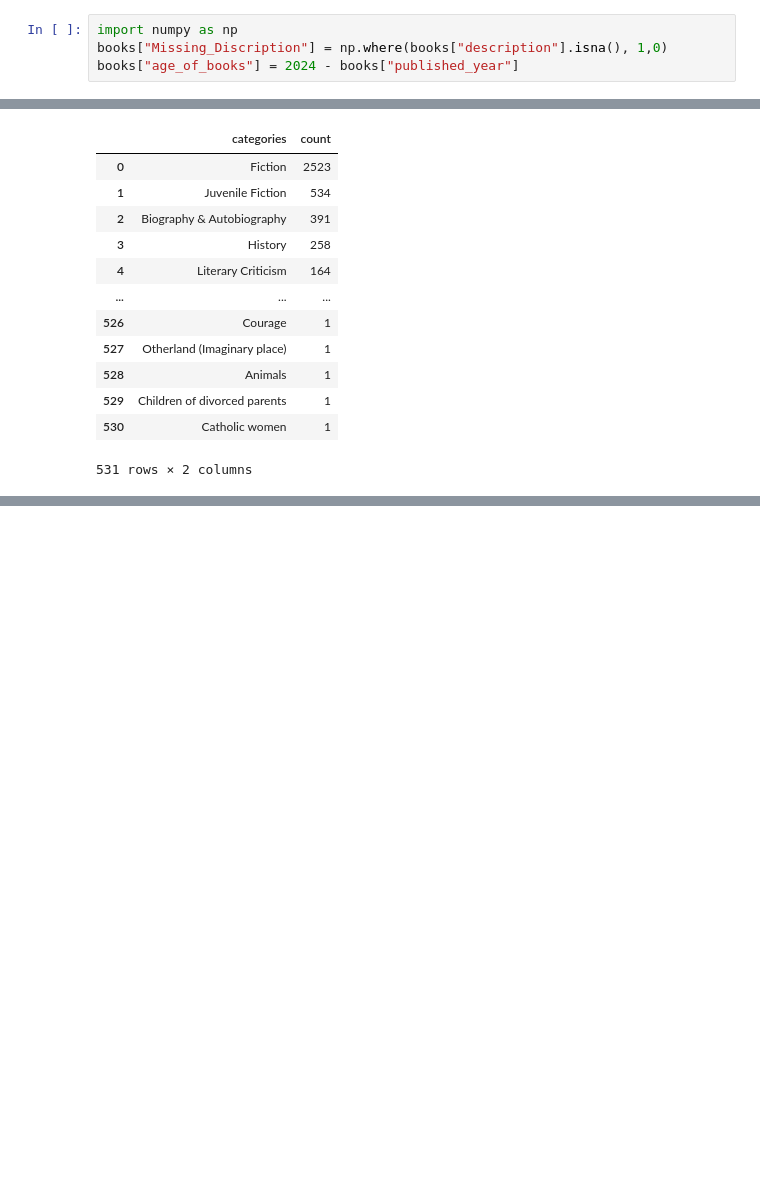
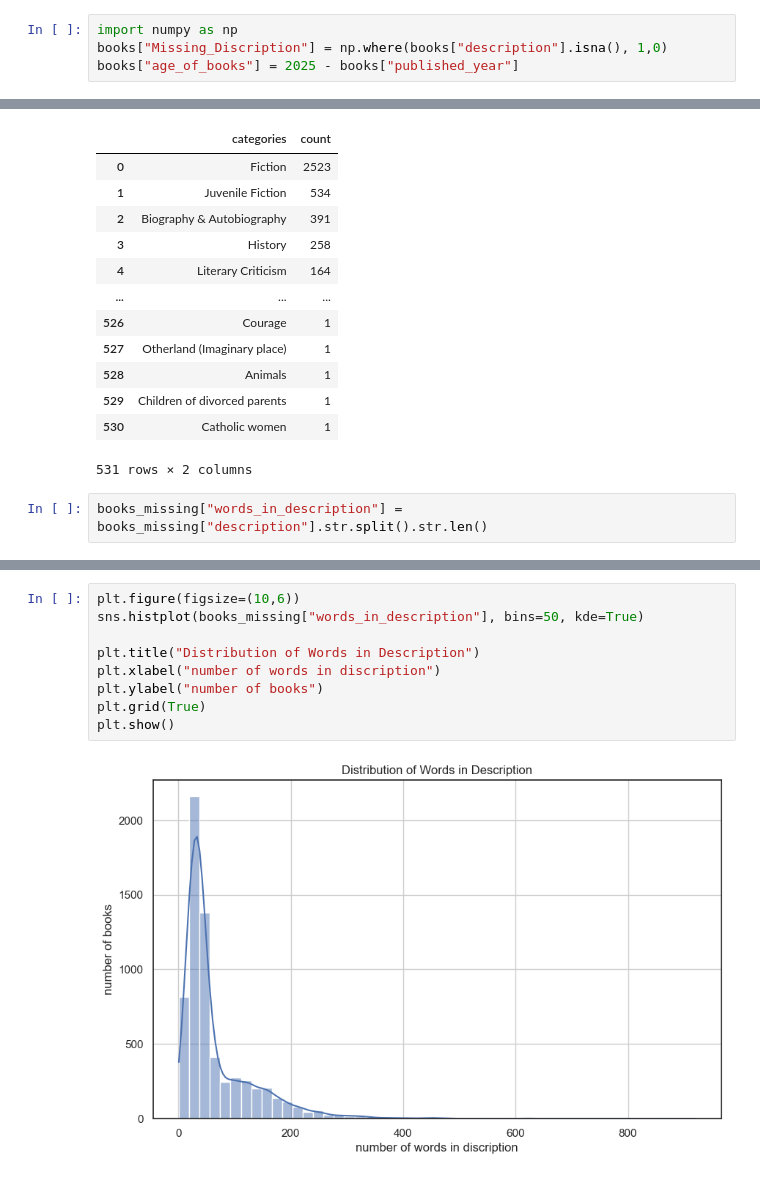
Before and after one commit to shreyashgote/Book_Recommendation_System, a Jupyter notebook: data-exploration.ipynb, the cells around one changed output, grey strips where cells are left out. Saved outputs shown, nothing was run; the diff lists cells and outputs as text; blank space fills up the shorter version.

Commit message:
Initial commit: Book recommendation system

```diff
--- a/data-exploration.ipynb
+++ b/data-exploration.ipynb
@@ -71,7 +71,7 @@ plt.show()
 # %%
 import numpy as np
 books["Missing_Discription"] = np.where(books["description"].isna(), 1,0)
-books["age_of_books"] = 2024 - books["published_year"]
+books["age_of_books"] = 2025 - books["published_year"]
 # %%
 columns_of_interest =  ["num_pages", "age_of_books", "Missing_Discription", "average_rating"]
 
@@ -122,3 +121,5 @@ books_missing["categories"].value_counts().reset_index().sort_values("count", as
 | 529 | Children of divorced parents | 1 |
 | 530 | Catholic women | 1 |
 531 rows × 2 columns
+# %%
+books_missing["words_in_description"] = books_missing["description"].str.split().str.len()
@@ -124,0 +148,11 @@ books_missing["categories"].value_counts().reset_index().sort_values("count", as
+# %%
+plt.figure(figsize=(10,6))
+sns.histplot(books_missing["words_in_description"], bins=50, kde=True)
+
+plt.title("Distribution of Words in Description")
+plt.xlabel("number of words in discription")
+plt.ylabel("number of books")
+plt.grid(True)
+plt.show()
+# %% [output]
+[figure, added]
```
Also changed, not shown: parts of 10 cells of this notebook, 2 other files.
